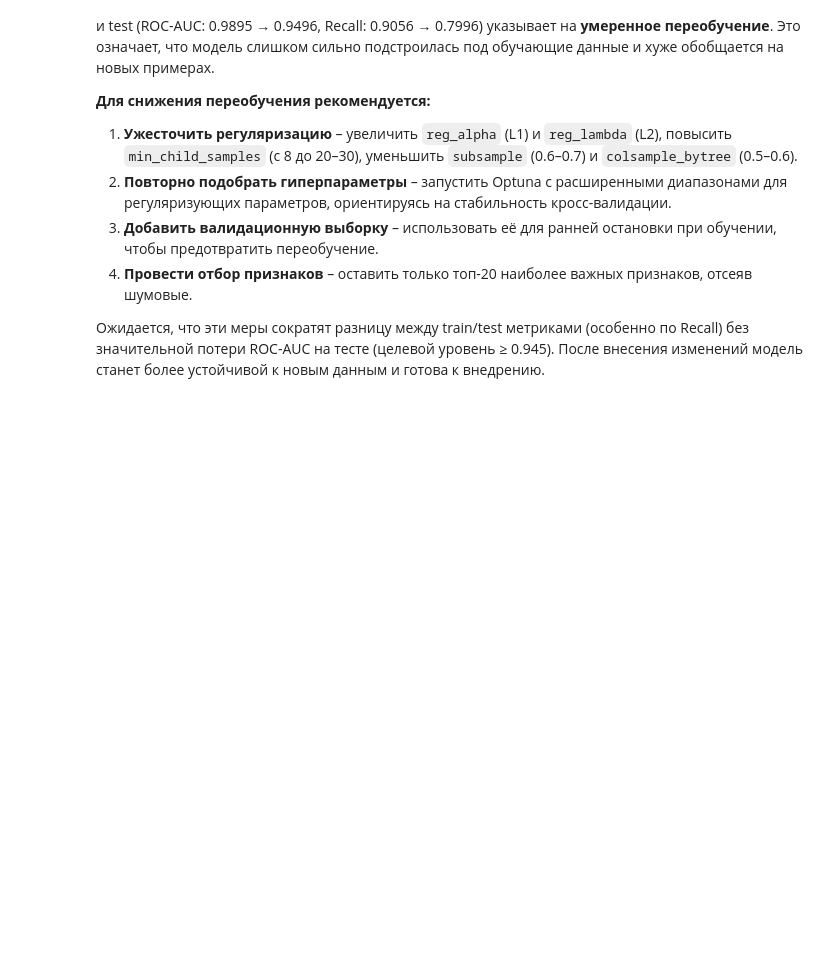
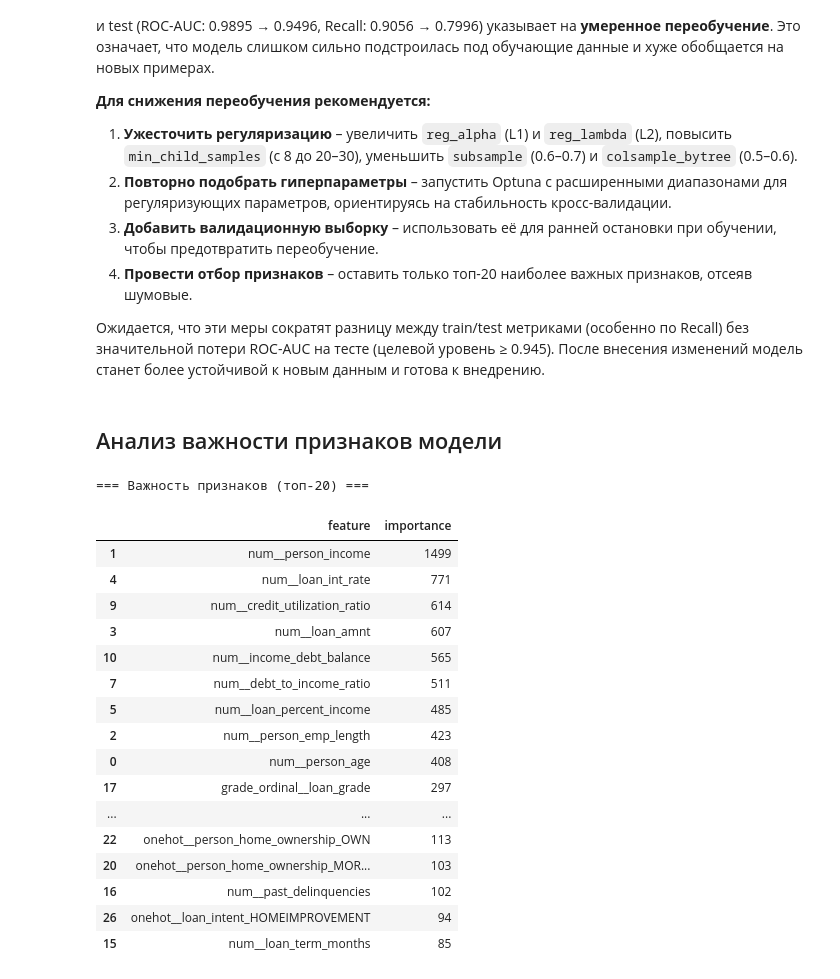
Before and after one commit to null-route-dev/credit-risk-classification, a Jupyter notebook: notebooks/04_models_training.ipynb, the cells around one changed output. Cells and saved outputs as stored; diff of their text form; code cells hidden in the pictures; blank space fills up the shorter version.

```diff
--- a/notebooks/04_models_training.ipynb
+++ b/notebooks/04_models_training.ipynb
@@ -703,3 +703,39 @@ F1:       train 0.8997 → test 0.8081  (разница 0.0916)
 4. **Провести отбор признаков** – оставить только топ-20 наиболее важных признаков, отсеяв шумовые.
 
 Ожидается, что эти меры сократят разницу между train/test метриками (особенно по Recall) без значительной потери ROC-AUC на тесте (целевой уровень ≥ 0.945). После внесения изменений модель станет более устойчивой к новым данным и готова к внедрению.
+# %% [markdown]
+## Анализ важности признаков модели
+# %%
+# Получаем имена признаков после всех преобразований
+feature_names = lgb_pipeline[:-1].get_feature_names_out()
+
+# Значения важности признаков из обученной модели
+importances = lgb_pipeline.named_steps["classifier"].feature_importances_
+
+# Собираем в DataFrame
+importance_df = pd.DataFrame({
+    "feature": feature_names,
+    "importance": importances
+}).sort_values("importance", ascending=False)
+
+print("=== Важность признаков (топ-20) ===")
+display(importance_df.head(20))
+# %% [output]
+=== Важность признаков (топ-20) ===
+|  | feature | importance |
+| 1 | num__person_income | 1499 |
+| 4 | num__loan_int_rate | 771 |
+| 9 | num__credit_utilization_ratio | 614 |
+| 3 | num__loan_amnt | 607 |
+| 10 | num__income_debt_balance | 565 |
+| 7 | num__debt_to_income_ratio | 511 |
+| 5 | num__loan_percent_income | 485 |
+| 2 | num__person_emp_length | 423 |
+| 0 | num__person_age | 408 |
+| 17 | grade_ordinal__loan_grade | 297 |
+| ... | ... | ... |
+| 22 | onehot__person_home_ownership_OWN | 113 |
+| 20 | onehot__person_home_ownership_MOR... | 103 |
+| 16 | num__past_delinquencies | 102 |
+| 26 | onehot__loan_intent_HOMEIMPROVEMENT | 94 |
+| 15 | num__loan_term_months | 85 |
```
Also changed, not shown: parts of 7 cells of this notebook.
